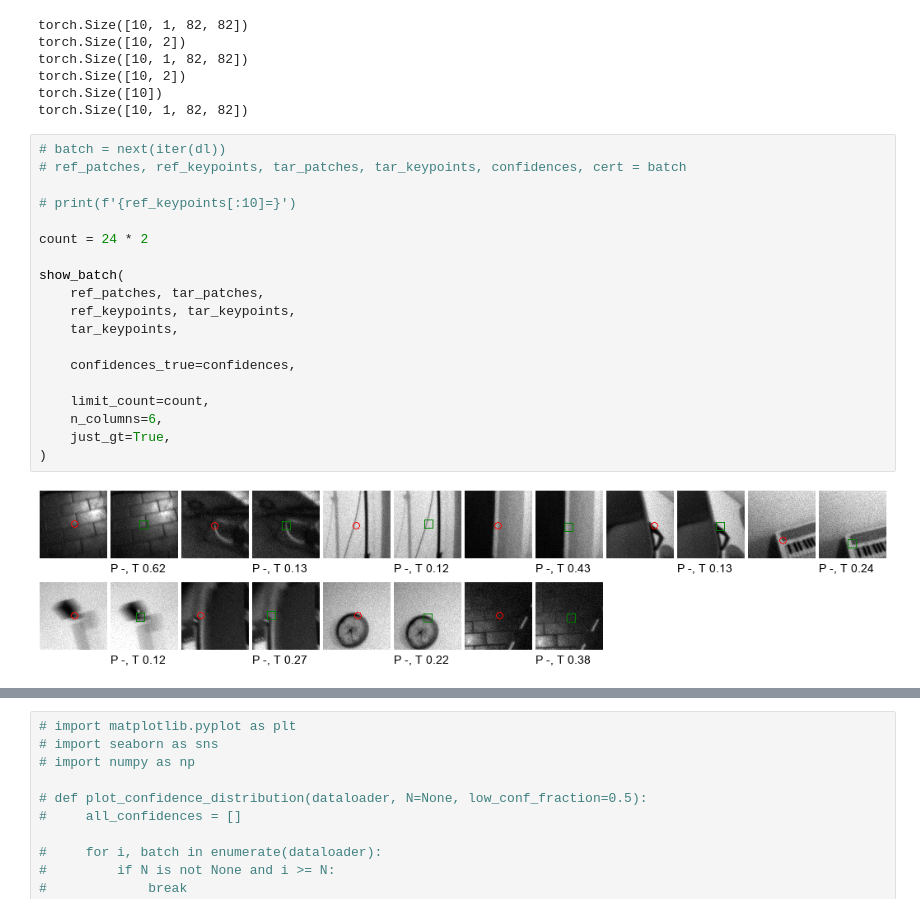
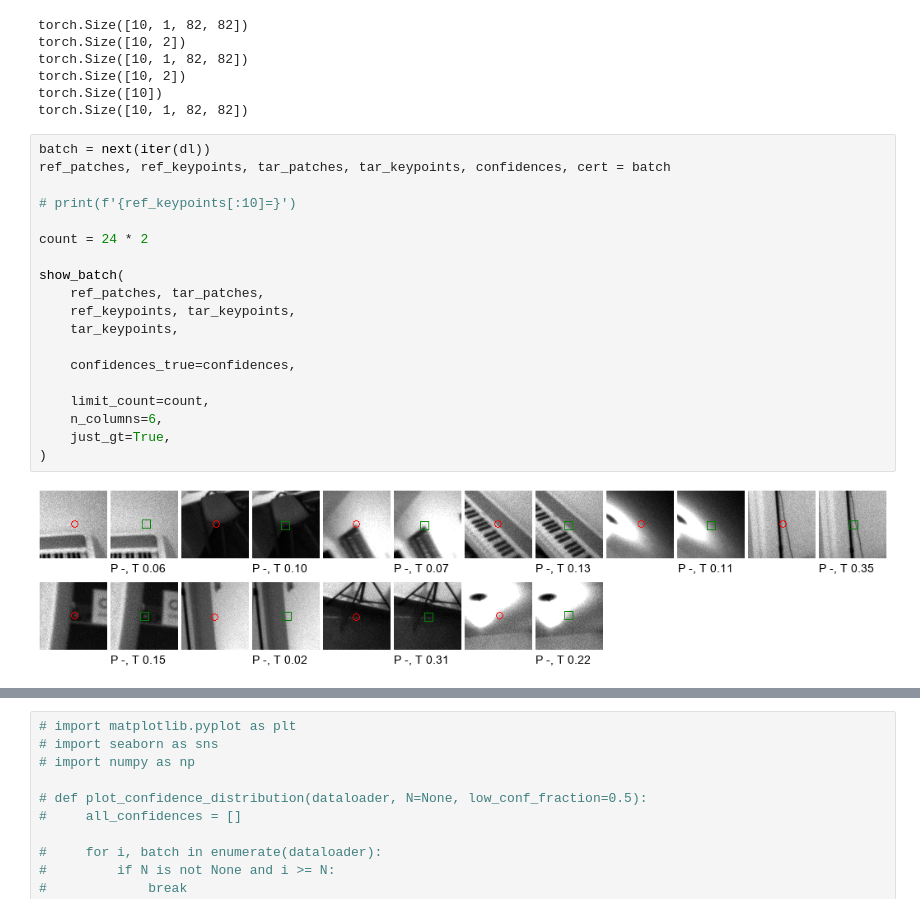
Before and after one commit to pranav-ap/keypoint_matcher, a Jupyter notebook: notebooks/explore_missing.ipynb, the cells around one changed output, grey strips where cells are left out. Cells and saved outputs as stored; diff of their text form.

```diff
--- a/notebooks/explore_missing.ipynb
+++ b/notebooks/explore_missing.ipynb
@@ -65,24 +65,24 @@ torch.Size([10, 2])
 torch.Size([10])
 torch.Size([10, 1, 82, 82])
 # %%
-# batch = next(iter(dl))
-# ref_patches, ref_keypoints, tar_patches, tar_keypoints, confidences, cert = batch
+batch = next(iter(dl))
+ref_patches, ref_keypoints, tar_patches, tar_keypoints, confidences, cert = batch
 
 # print(f'{ref_keypoints[:10]=}')
 
 count = 24 * 2
 
 show_batch(
     ref_patches, tar_patches,
     ref_keypoints, tar_keypoints,
     tar_keypoints,
 
     confidences_true=confidences,
 
     limit_count=count,
     n_columns=6,
     just_gt=True,
 )
 # %% [output]
-[figure, old version]
+[figure, new version]
 # %%
```
Also changed, not shown: parts of 4 cells of this notebook, 5 other files.
